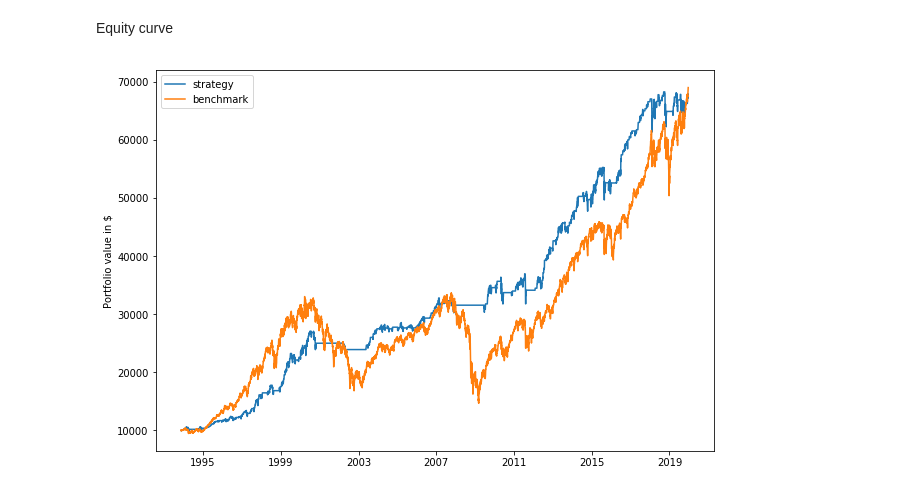
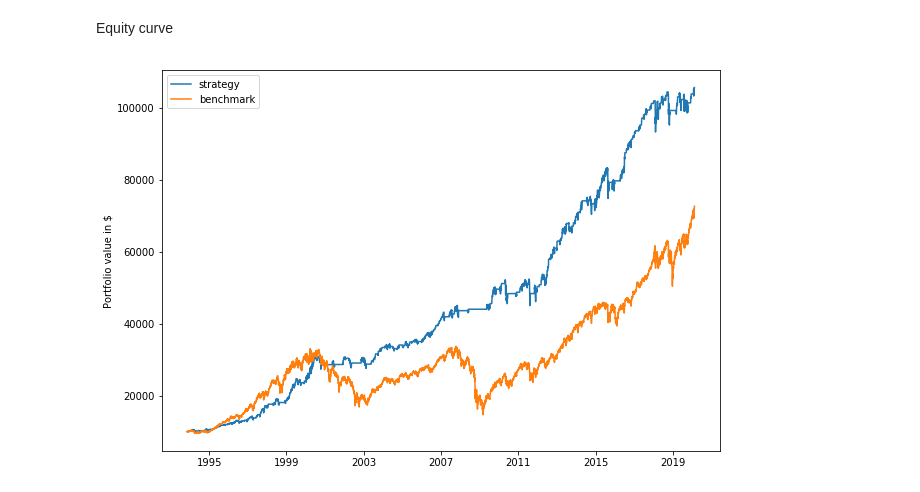
Before and after one commit to fja05680/pinkfish, a Jupyter notebook: examples/double-7s/optimize.ipynb, the cells around one changed output. Cells and saved outputs as stored; diff of their text form; code cells hidden in the pictures.

```diff
--- a/examples/double-7s/optimize.ipynb
+++ b/examples/double-7s/optimize.ipynb
@@ -58,7 +58,8 @@ end = datetime.datetime.now()
 # %% [markdown]
 Define high low trade periods
 # %%
-periods = range(2, 16)
+# this is really SMAs
+periods = range(20, 120, 10)
 periods = [str(period) for period in periods]
 # %% [markdown]
 Run Strategy
@@ -66,7 +67,7 @@ Run Strategy
 strategies = pd.Series()
 for period in periods:
     print("{0}".format(period), end=" ")
-    strategies[period] = strategy.Strategy(symbol, capital, start, end, int(period))
+    strategies[period] = strategy.Strategy(symbol, capital, start, end, period=8, sma=int(period))
     strategies[period].run()
     strategies[period].tlog, strategies[period].dbal = strategies[period].get_logs()
     strategies[period].stats = strategies[period].get_stats()
@@ -130,6 +131,6 @@ benchmark.stats = benchmark.get_stats()
 # %% [markdown]
 Equity curve
 # %%
-pf.plot_equity_curve(strategies['8'].dbal, benchmark=benchmark.dbal)
+pf.plot_equity_curve(strategies['80'].dbal, benchmark=benchmark.dbal)
 # %% [output]
-[figure, old version]
+[figure, new version]
```
Also changed, not shown: parts of 4 cells of this notebook, 42 other files.
